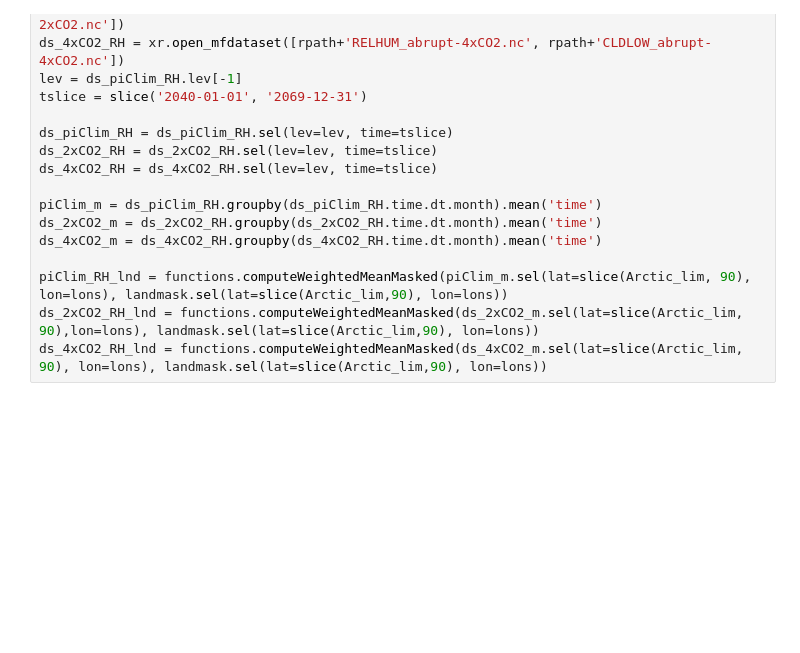
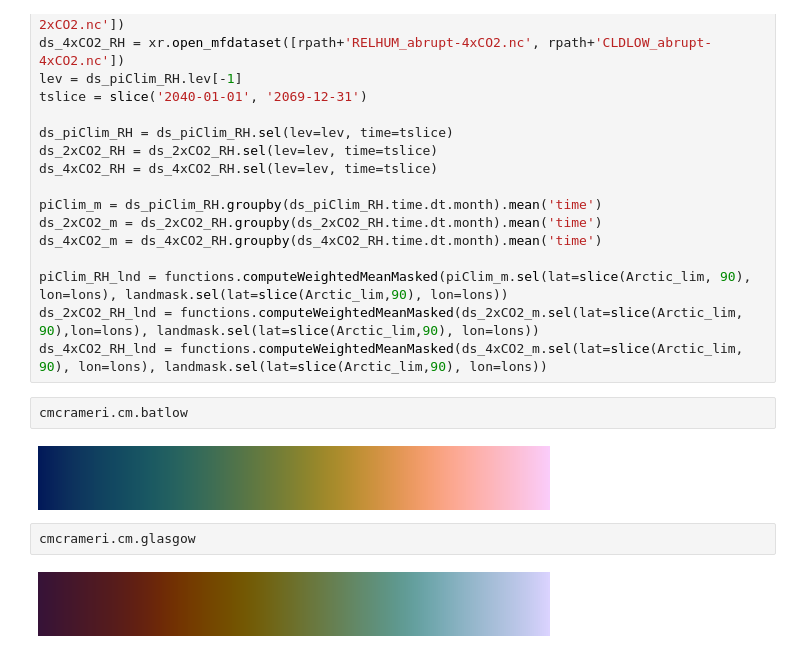
Before and after one commit to astridbg/arctic-cloud-feedbacks, a Jupyter notebook: Fig3 _final.ipynb, the cells around one changed output. Drawn from its saved outputs; the diff is of its cells as text; blank space fills up the shorter version.

```diff
--- a/Fig3 _final.ipynb
+++ b/Fig3 _final.ipynb
@@ -167,6 +165,14 @@ ds_4xCO2_m = ds_4xCO2_RH.groupby(ds_4xCO2_RH.time.dt.month).mean('time')
 piClim_RH_lnd = functions.computeWeightedMeanMasked(piClim_m.sel(lat=slice(Arctic_lim, 90), lon=lons), landmask.sel(lat=slice(Arctic_lim,90), lon=lons))
 ds_2xCO2_RH_lnd = functions.computeWeightedMeanMasked(ds_2xCO2_m.sel(lat=slice(Arctic_lim, 90),lon=lons), landmask.sel(lat=slice(Arctic_lim,90), lon=lons))
 ds_4xCO2_RH_lnd = functions.computeWeightedMeanMasked(ds_4xCO2_m.sel(lat=slice(Arctic_lim, 90), lon=lons), landmask.sel(lat=slice(Arctic_lim,90), lon=lons))
+# %%
+cmcrameri.cm.batlow
+# %% [output]
+[figure, added]
+# %%
+cmcrameri.cm.glasgow
+# %% [output]
+[figure, added]
 # %%
 sns.set_theme()
 months = np.arange(1, 14, 1)
```
Also changed, not shown: parts of 3 cells of this notebook, 6 other files.
